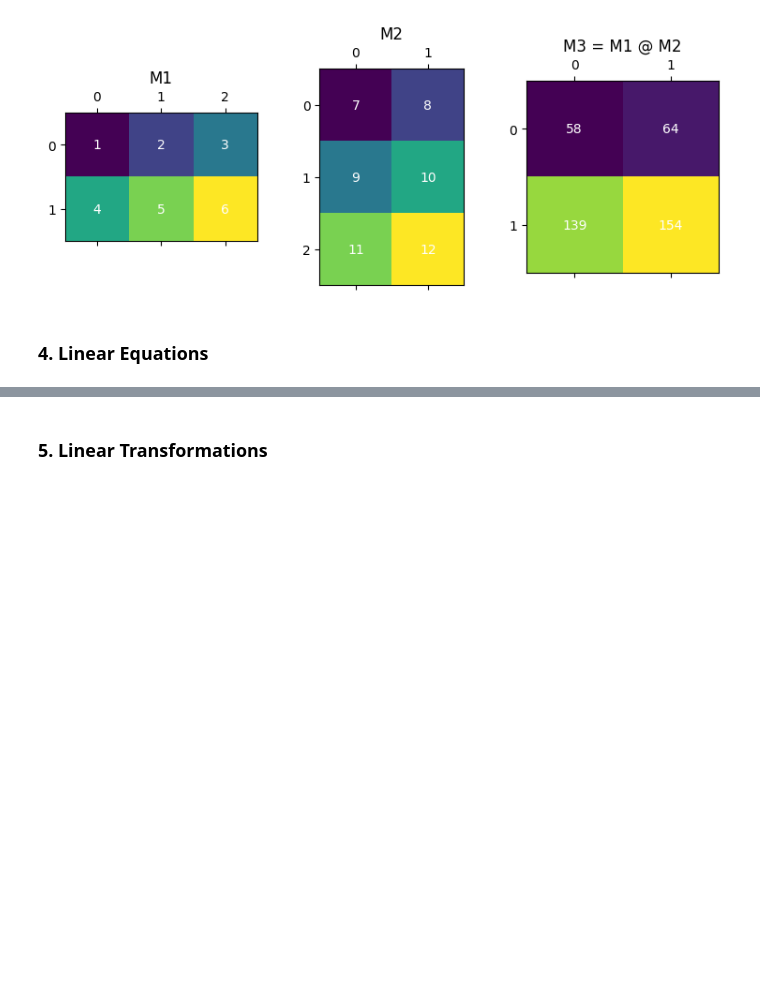
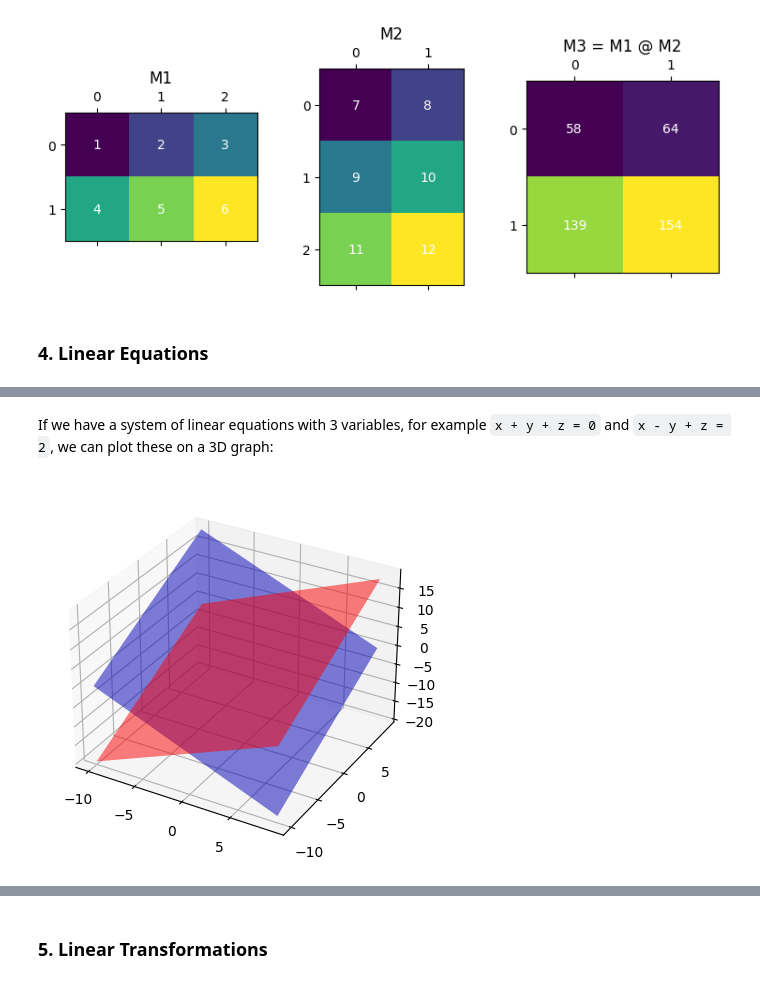
Before and after one commit to natapone/learning_ai_by_coding, a Jupyter notebook: 1-1_linear_algebra.ipynb, the cells around one changed output, grey strips where cells are left out. Drawn from its saved outputs; the diff is of its cells as text; code cells hidden in the pictures; blank space fills up the shorter version.

```diff
--- a/1-1_linear_algebra.ipynb
+++ b/1-1_linear_algebra.ipynb
@@ -1055,0 +1206,27 @@ plt.show()
+# %% [markdown]
+If we have a system of linear equations with 3 variables, for example `x + y + z = 0` and `x - y + z = 2`, we can plot these on a 3D graph:
+# %%
+import numpy as np
+import matplotlib.pyplot as plt
+from mpl_toolkits.mplot3d import Axes3D
+
+point  = np.array([0, 0, 0])
+normal1 = np.array([1, 1, -1])
+normal2 = np.array([1, -1, 1])
+
+d1 = -np.sum(point*normal1) # dot product
+d2 = -np.sum(point*normal2) # dot product
+
+xx, yy = np.meshgrid(range(-10,10), range(-10,10))
+
+zz1 = (-normal1[0]*xx - normal1[1]*yy - d1)*1./normal1[2]
+zz2 = (-normal2[0]*xx - normal2[1]*yy - d2)*1./normal2[2]
+
+fig = plt.figure()
+ax = fig.add_subplot(111, projection='3d')
+ax.plot_surface(xx,yy,zz1,color='red',alpha=0.5, rstride=100, cstride=100)
+ax.plot_surface(xx,yy,zz2,color='blue',alpha=0.5, rstride=100, cstride=100)
+
+plt.show()
+# %% [output]
+[figure, added]
```
Also changed, not shown: parts of 9 cells of this notebook.
